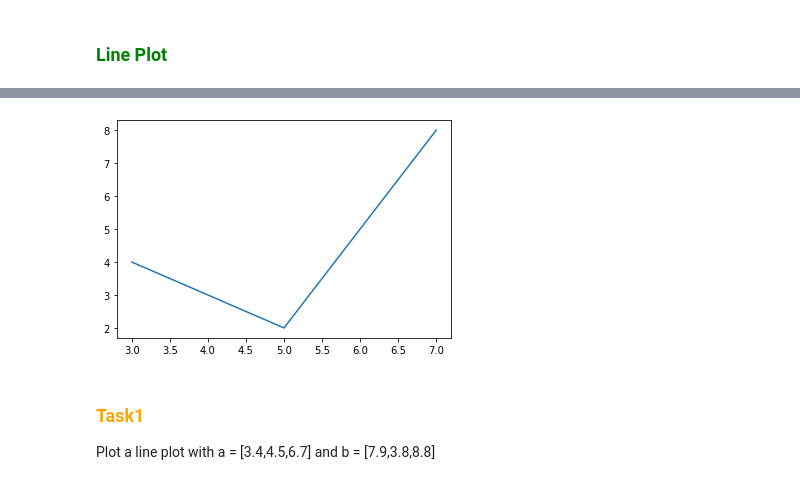
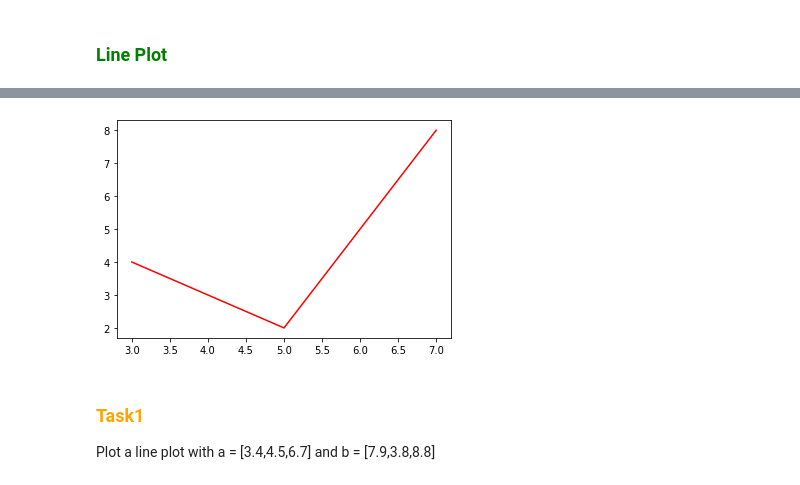
Before and after one commit to SivaLokam/supervisedlearning, a Jupyter notebook: Tutorials/Matplotlib Tutorial.ipynb, the cells around one changed output, grey strips where cells are left out. Cells and saved outputs as stored; diff of their text form; code cells hidden in the pictures.

```diff
--- a/Tutorials/Matplotlib Tutorial.ipynb
+++ b/Tutorials/Matplotlib Tutorial.ipynb
@@ -56,10 +64,10 @@ matplotlib.__version__
 # %%
 x = [3,5,7]
 y = [4,2,8]
-plt.plot(x,y)
+plt.plot(x,y,color="red")
 plt.show()
 # %% [output]
-[figure, old version]
+[figure, new version]
 # %% [markdown]
 ### <span style="color:orange" id="t1">Task1 </span>
 Plot a line plot with a = [3.4,4.5,6.7] and b = [7.9,3.8,8.8]
```
Also changed, not shown: parts of 74 cells of this notebook, 3 other files.
